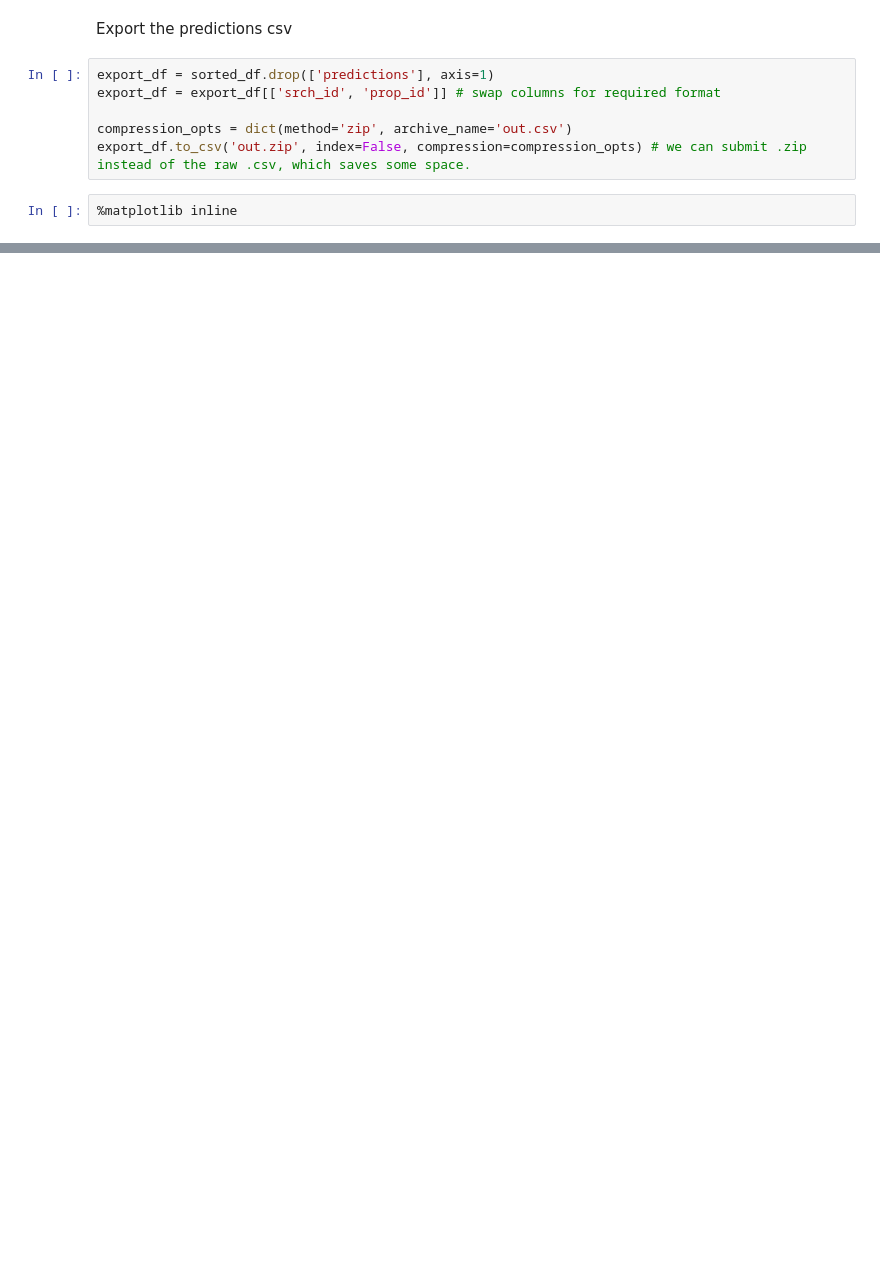
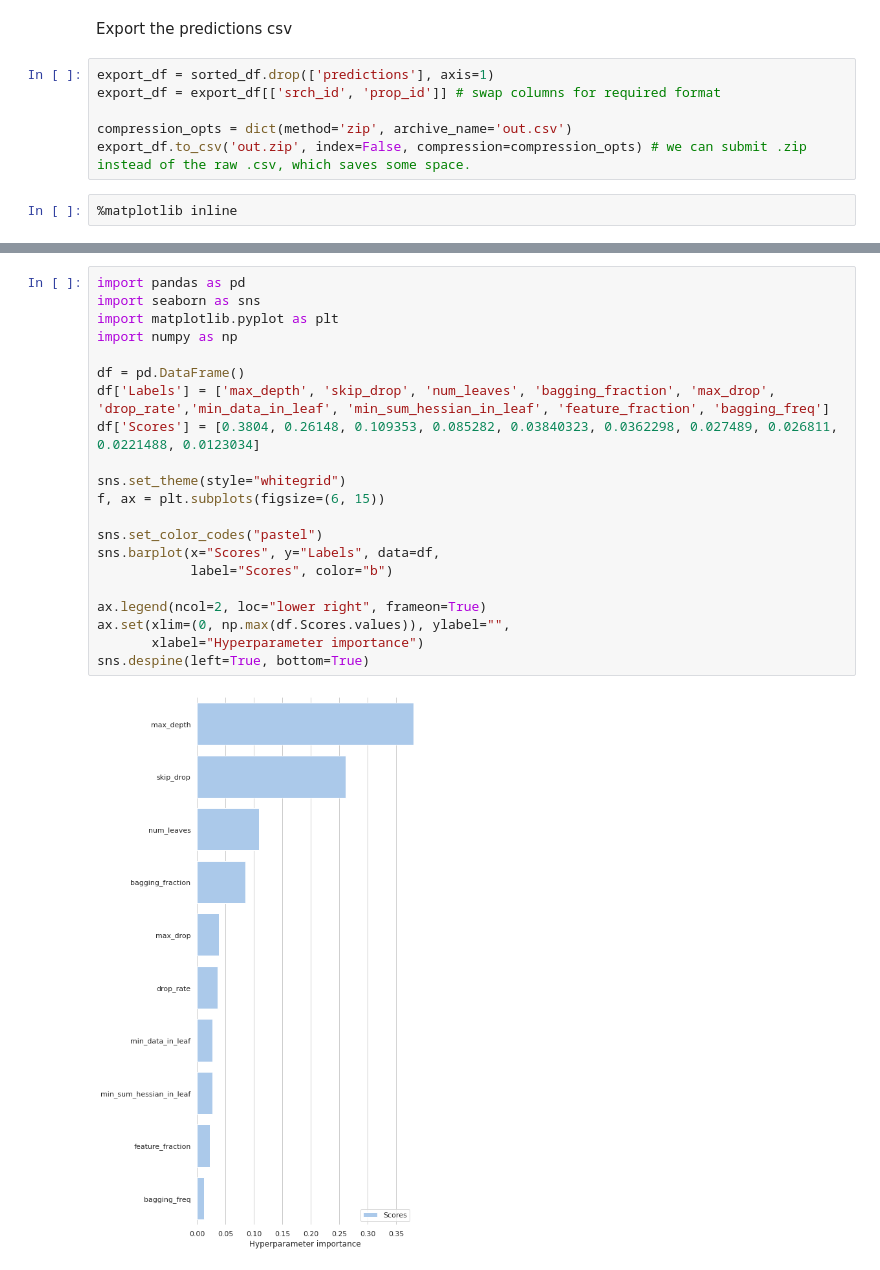
Before and after one commit to JoshuaSeth/DM_project_2, a Jupyter notebook: models/LightGBM_model.ipynb, the cells around one changed output, grey strips where cells are left out. Drawn from its saved outputs; the diff is of its cells as text; blank space fills up the shorter version.

```diff
--- a/models/LightGBM_model.ipynb
+++ b/models/LightGBM_model.ipynb
@@ -312,0 +528,23 @@ fig.set_size_inches(20,20)
+# %%
+import pandas as pd
+import seaborn as sns
+import matplotlib.pyplot as plt
+import numpy as np
+
+df = pd.DataFrame()
+df['Labels'] = ['max_depth', 'skip_drop', 'num_leaves', 'bagging_fraction', 'max_drop', 'drop_rate','min_data_in_leaf', 'min_sum_hessian_in_leaf', 'feature_fraction', 'bagging_freq']
+df['Scores'] = [0.3804, 0.26148, 0.109353, 0.085282, 0.03840323, 0.0362298, 0.027489, 0.026811, 0.0221488, 0.0123034]
+
+sns.set_theme(style="whitegrid")
+f, ax = plt.subplots(figsize=(6, 15))
+
+sns.set_color_codes("pastel")
+sns.barplot(x="Scores", y="Labels", data=df,
+            label="Scores", color="b")
+
+ax.legend(ncol=2, loc="lower right", frameon=True)
+ax.set(xlim=(0, np.max(df.Scores.values)), ylabel="",
+       xlabel="Hyperparameter importance")
+sns.despine(left=True, bottom=True)
+# %% [output]
+[figure, added]
```
Also changed, not shown: parts of 33 cells of this notebook.
